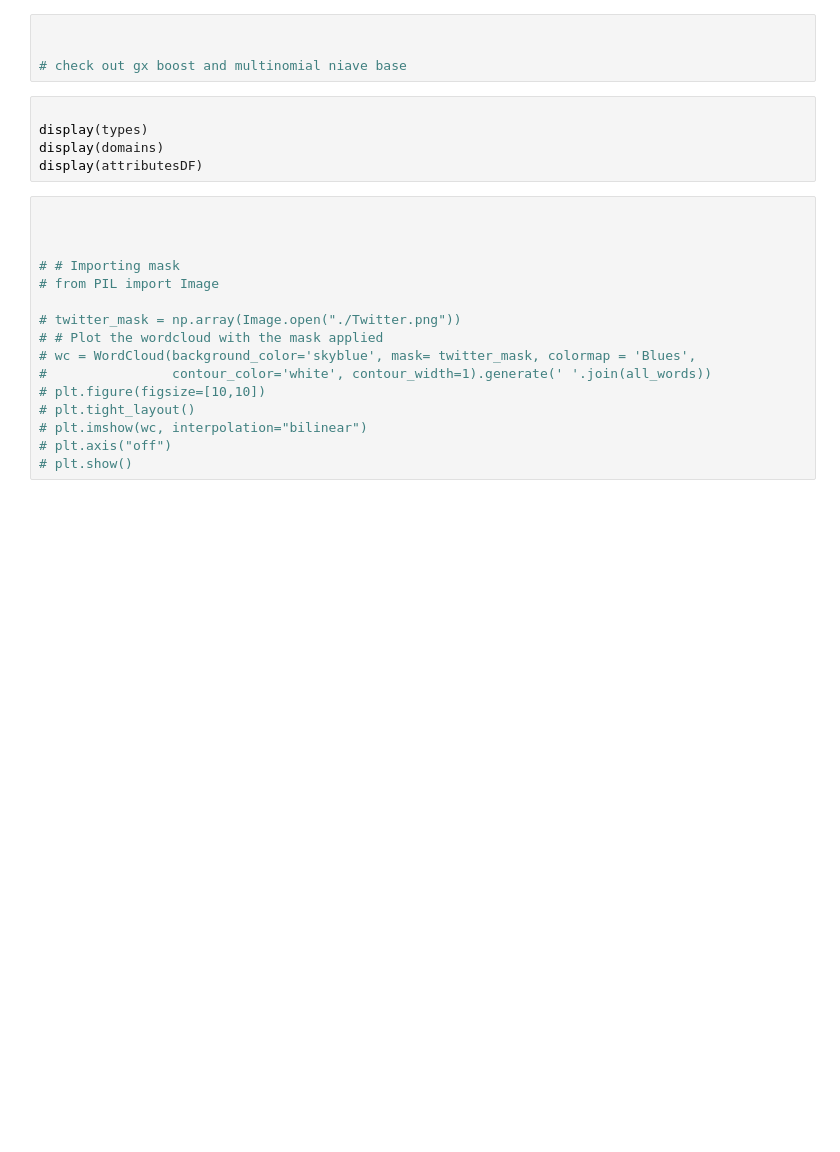
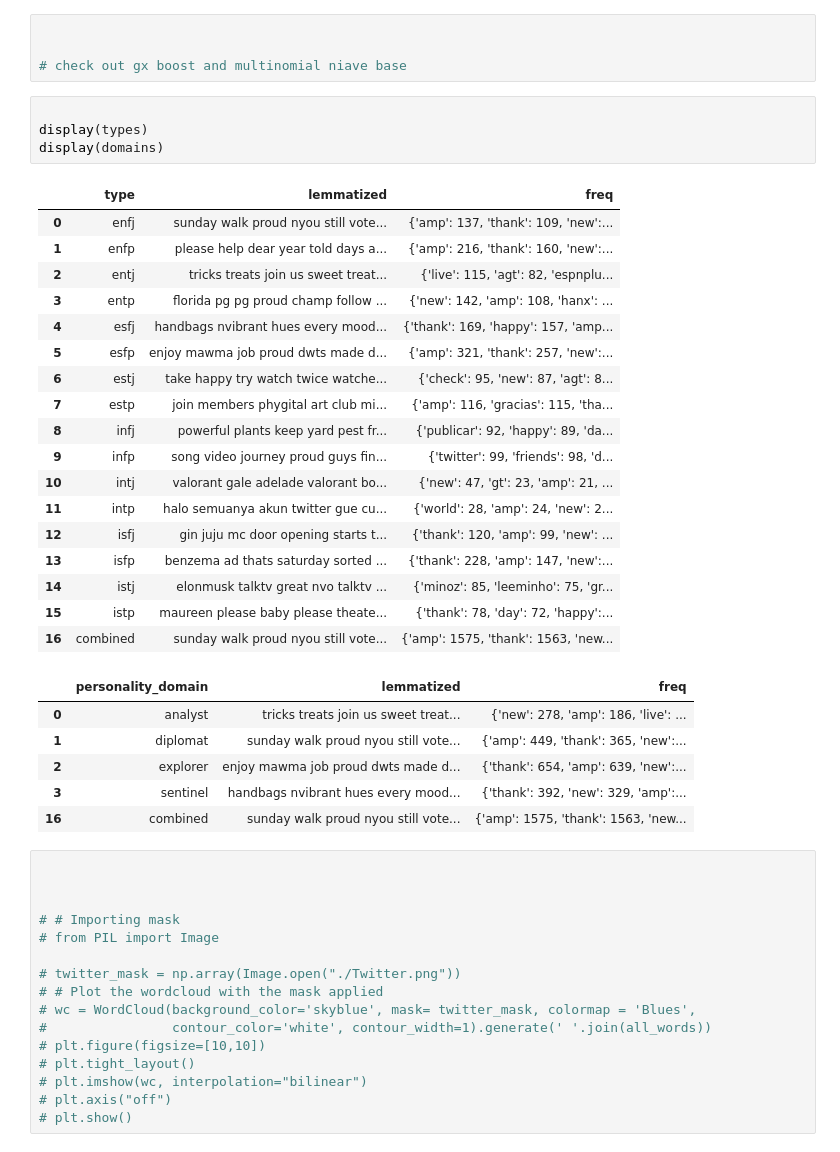
Before and after one commit to twitter-personality-predictor/capstone-project, a Jupyter notebook: richard/explore.ipynb, the cells around one changed output. Cells and saved outputs as stored; diff of their text form; blank space fills up the shorter version.

```diff
--- a/richard/explore.ipynb
+++ b/richard/explore.ipynb
@@ -660,8 +660,32 @@ NameError: name 'df' is not defined
 # %%
 
 display(types)
 display(domains)
-display(attributesDF)
+# %% [output]
+|  | type | lemmatized | freq |
+| 0 | enfj | sunday walk proud nyou still vote... | {'amp': 137, 'thank': 109, 'new':... |
+| 1 | enfp | please help dear year told days a... | {'amp': 216, 'thank': 160, 'new':... |
+| 2 | entj | tricks treats join us sweet treat... | {'live': 115, 'agt': 82, 'espnplu... |
+| 3 | entp | florida pg pg proud champ follow ... | {'new': 142, 'amp': 108, 'hanx': ... |
+| 4 | esfj | handbags nvibrant hues every mood... | {'thank': 169, 'happy': 157, 'amp... |
+| 5 | esfp | enjoy mawma job proud dwts made d... | {'amp': 321, 'thank': 257, 'new':... |
+| 6 | estj | take happy try watch twice watche... | {'check': 95, 'new': 87, 'agt': 8... |
+| 7 | estp | join members phygital art club mi... | {'amp': 116, 'gracias': 115, 'tha... |
+| 8 | infj | powerful plants keep yard pest fr... | {'publicar': 92, 'happy': 89, 'da... |
+| 9 | infp | song video journey proud guys fin... | {'twitter': 99, 'friends': 98, 'd... |
+| 10 | intj | valorant gale adelade valorant bo... | {'new': 47, 'gt': 23, 'amp': 21, ... |
+| 11 | intp | halo semuanya akun twitter gue cu... | {'world': 28, 'amp': 24, 'new': 2... |
+| 12 | isfj | gin juju mc door opening starts t... | {'thank': 120, 'amp': 99, 'new': ... |
+| 13 | isfp | benzema ad thats saturday sorted ... | {'thank': 228, 'amp': 147, 'new':... |
+| 14 | istj | elonmusk talktv great nvo talktv ... | {'minoz': 85, 'leeminho': 75, 'gr... |
+| 15 | istp | maureen please baby please theate... | {'thank': 78, 'day': 72, 'happy':... |
+| 16 | combined | sunday walk proud nyou still vote... | {'amp': 1575, 'thank': 1563, 'new... |
+|  | personality_domain | lemmatized | freq |
+| 0 | analyst | tricks treats join us sweet treat... | {'new': 278, 'amp': 186, 'live': ... |
+| 1 | diplomat | sunday walk proud nyou still vote... | {'amp': 449, 'thank': 365, 'new':... |
+| 2 | explorer | enjoy mawma job proud dwts made d... | {'thank': 654, 'amp': 639, 'new':... |
+| 3 | sentinel | handbags nvibrant hues every mood... | {'thank': 392, 'new': 329, 'amp':... |
+| 16 | combined | sunday walk proud nyou still vote... | {'amp': 1575, 'thank': 1563, 'new... |
 # %%
 
 
```
Also changed, not shown: parts of 13 cells of this notebook.
